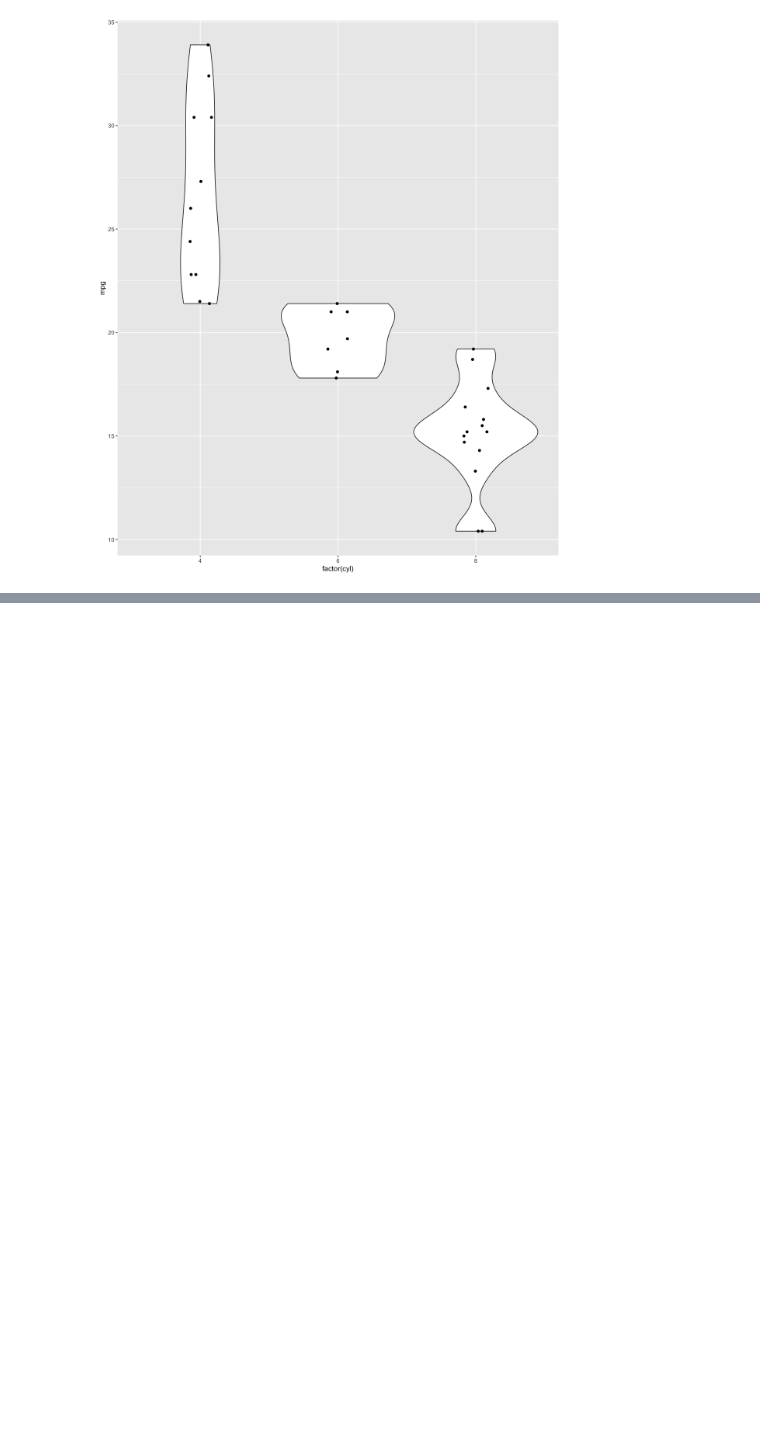
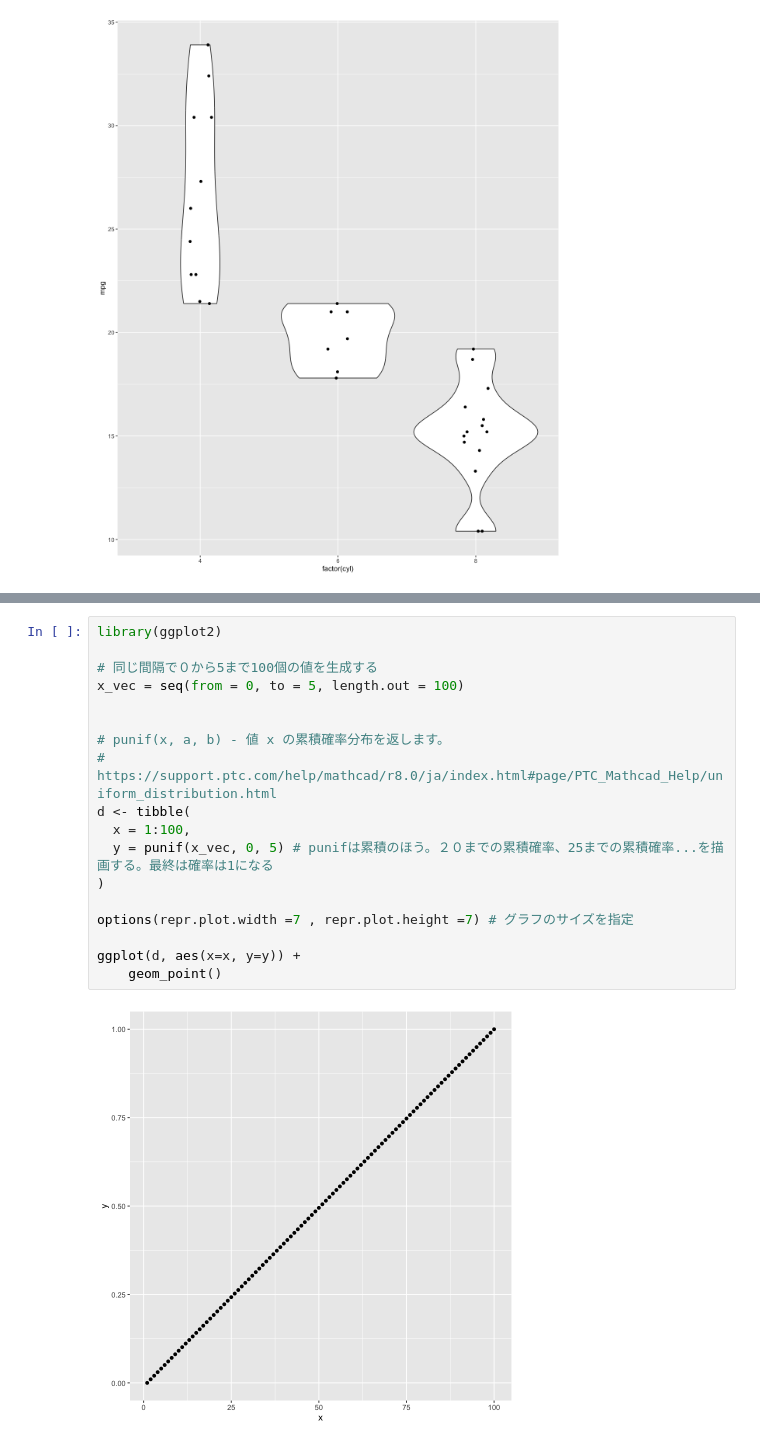
Before and after one commit to wang-zhijun/learn-statistics, a Jupyter notebook: learn-r.ipynb, the cells around one changed output, grey strips where cells are left out. Drawn from its saved outputs; the diff is of its cells as text; blank space fills up the shorter version.

```diff
--- a/learn-r.ipynb
+++ b/learn-r.ipynb
@@ -882,0 +887,20 @@ ggplot(d, aes(x=x, y=y)) +
+# %%
+library(ggplot2)
+
+# 同じ間隔で０から5まで100個の値を生成する
+x_vec = seq(from = 0, to = 5, length.out = 100)
+
+
+# punif(x, a, b) - 値 x の累積確率分布を返します。
+# https://support.ptc.com/help/mathcad/r8.0/ja/index.html#page/PTC_Mathcad_Help/uniform_distribution.html
+d <- tibble(
+  x = 1:100,
+  y = punif(x_vec, 0, 5) # punifは累積のほう。２０までの累積確率、25までの累積確率...を描画する。最終は確率は1になる
+)
+
+options(repr.plot.width =7 , repr.plot.height =7) # グラフのサイズを指定
+
+ggplot(d, aes(x=x, y=y)) +
+    geom_point()
+# %% [output]
+[figure, added]
```
Also changed, not shown: parts of 2 cells of this notebook.
